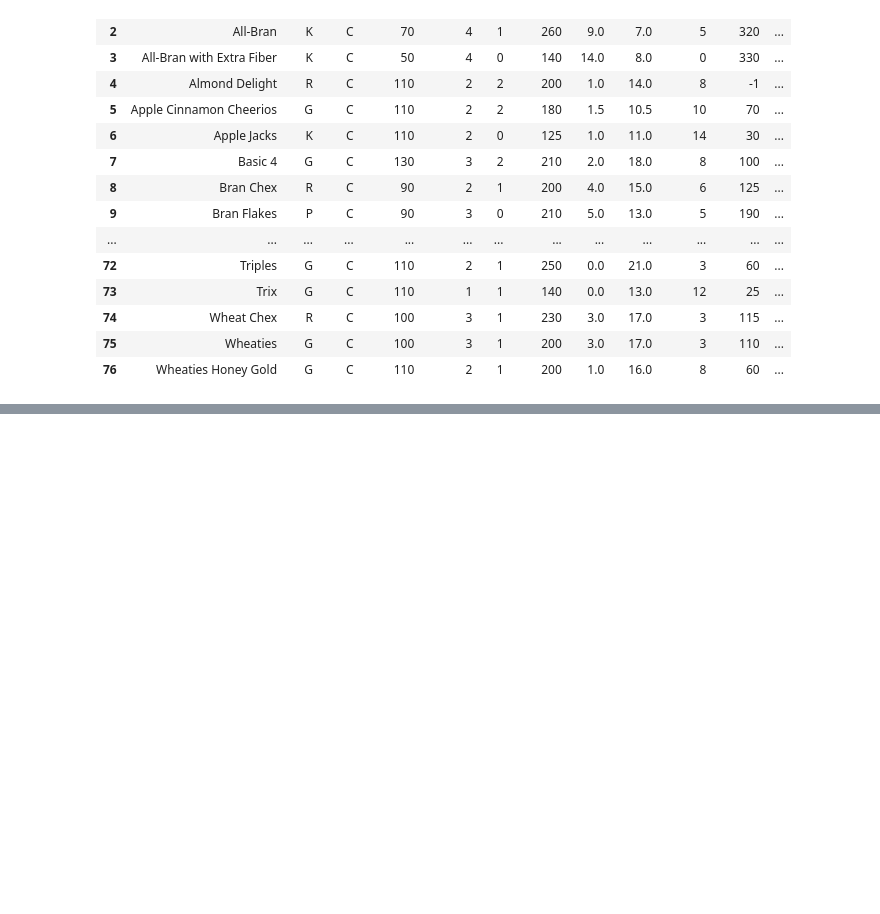
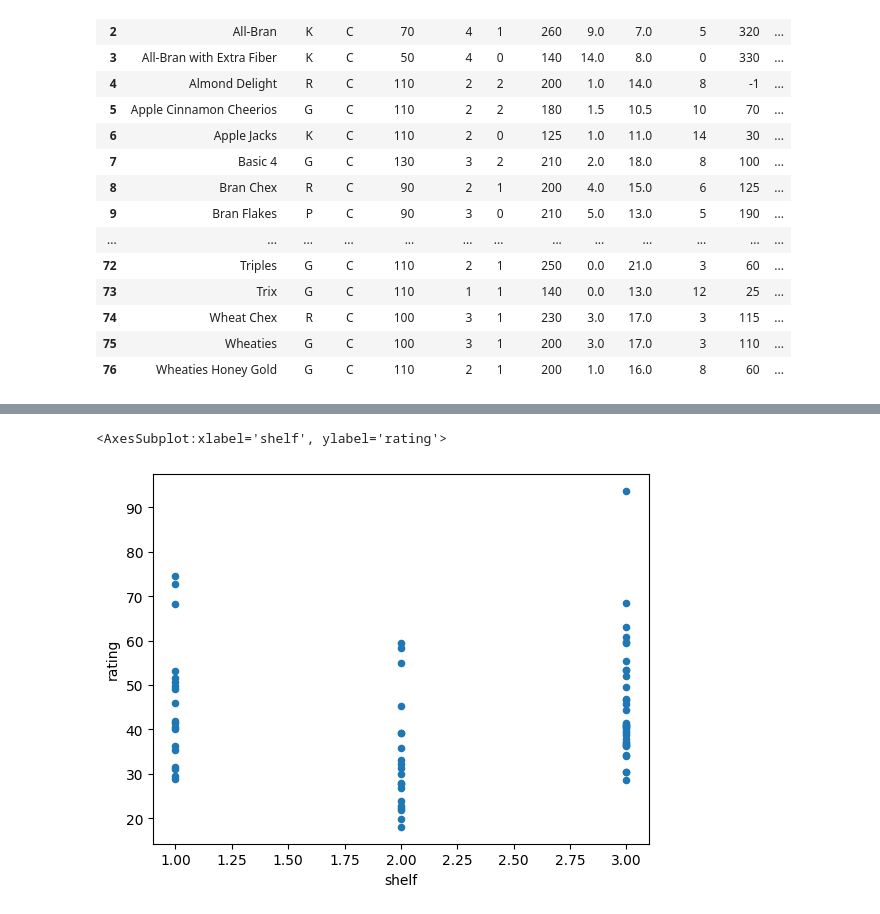
Before and after one commit to beverlydong/Getting_Started_With_Python, a Jupyter notebook: Finding-an-Interesting-Dataset-BeverlyD/main.ipynb, the cells around one changed output, grey strips where cells are left out. Cells and saved outputs as stored; diff of their text form; code cells hidden in the pictures; blank space fills up the shorter version.

```diff
--- a/Finding-an-Interesting-Dataset-BeverlyD/main.ipynb
+++ b/Finding-an-Interesting-Dataset-BeverlyD/main.ipynb
@@ -139,0 +265,7 @@ cereal_data.loc[cereal_data['sugars'] == 'rating']
+# %%
+# 9. Can display shelf level affect rating?
+
+cereal_data.plot.scatter(x = 'shelf', y= 'rating')
+# %% [output]
+<AxesSubplot:xlabel='shelf', ylabel='rating'>
+[figure, added]
```
Also changed, not shown: parts of 27 cells of this notebook, 1 other file.
